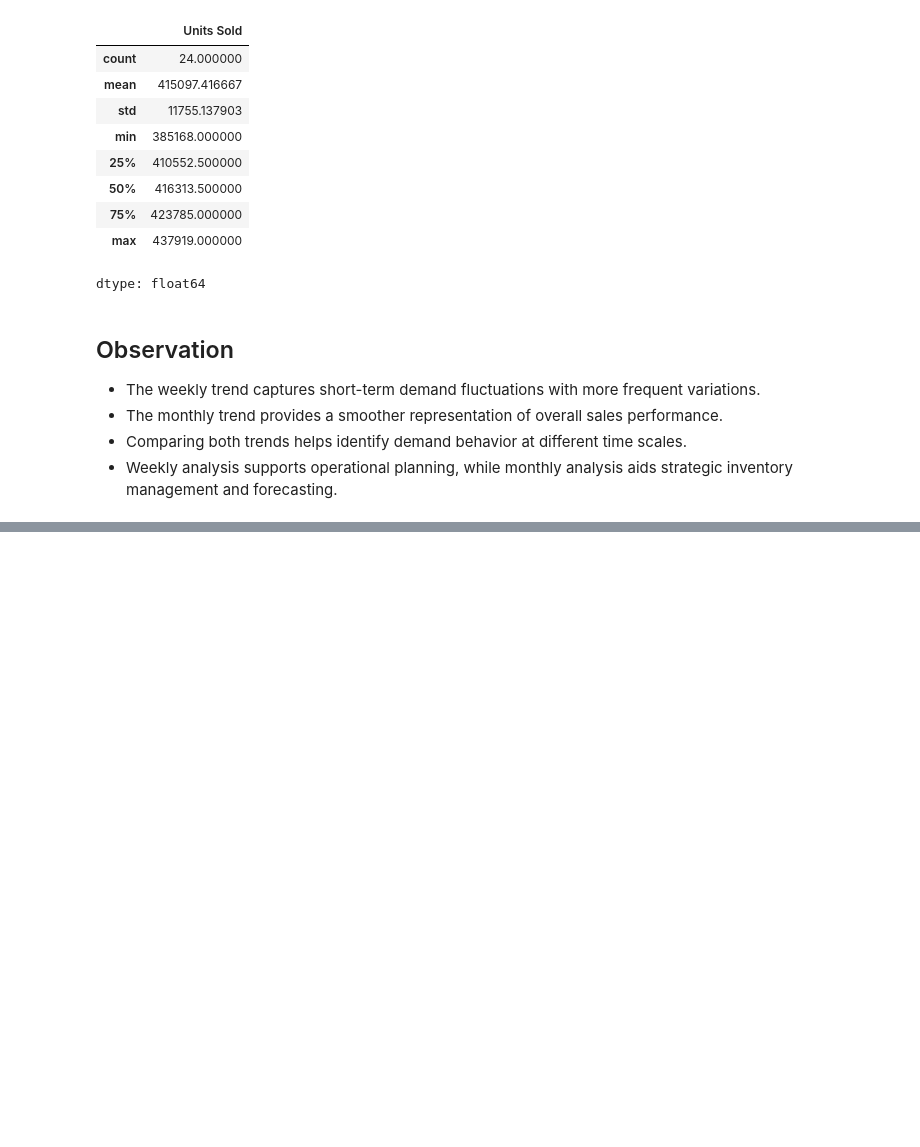
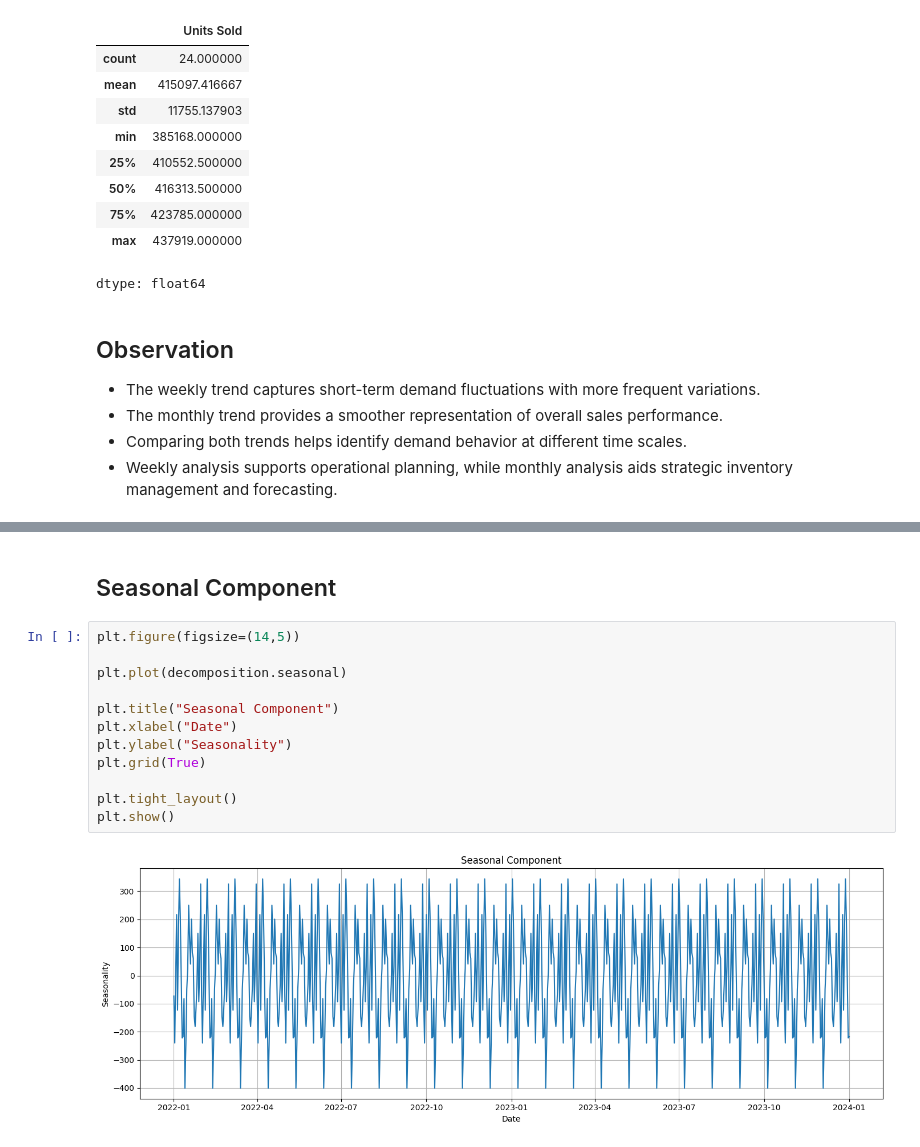
Before and after one commit to dharani-malla/Supply-Chain-Analytics-Demand-Forecasting-Anamoly-Detection, a Jupyter notebook: week1_Time_Series_Visualization_Analysis.ipynb, the cells around one changed output, grey strips where cells are left out. Saved outputs shown, nothing was run; the diff lists cells and outputs as text; blank space fills up the shorter version.

```diff
--- a/week1_Time_Series_Visualization_Analysis.ipynb
+++ b/week1_Time_Series_Visualization_Analysis.ipynb
@@ -203,0 +242,16 @@ dtype: float64
+# %% [markdown]
+## Seasonal Component
+# %%
+plt.figure(figsize=(14,5))
+
+plt.plot(decomposition.seasonal)
+
+plt.title("Seasonal Component")
+plt.xlabel("Date")
+plt.ylabel("Seasonality")
+plt.grid(True)
+
+plt.tight_layout()
+plt.show()
+# %% [output]
+[figure, added]
```
Also changed, not shown: parts of 10 cells of this notebook.
